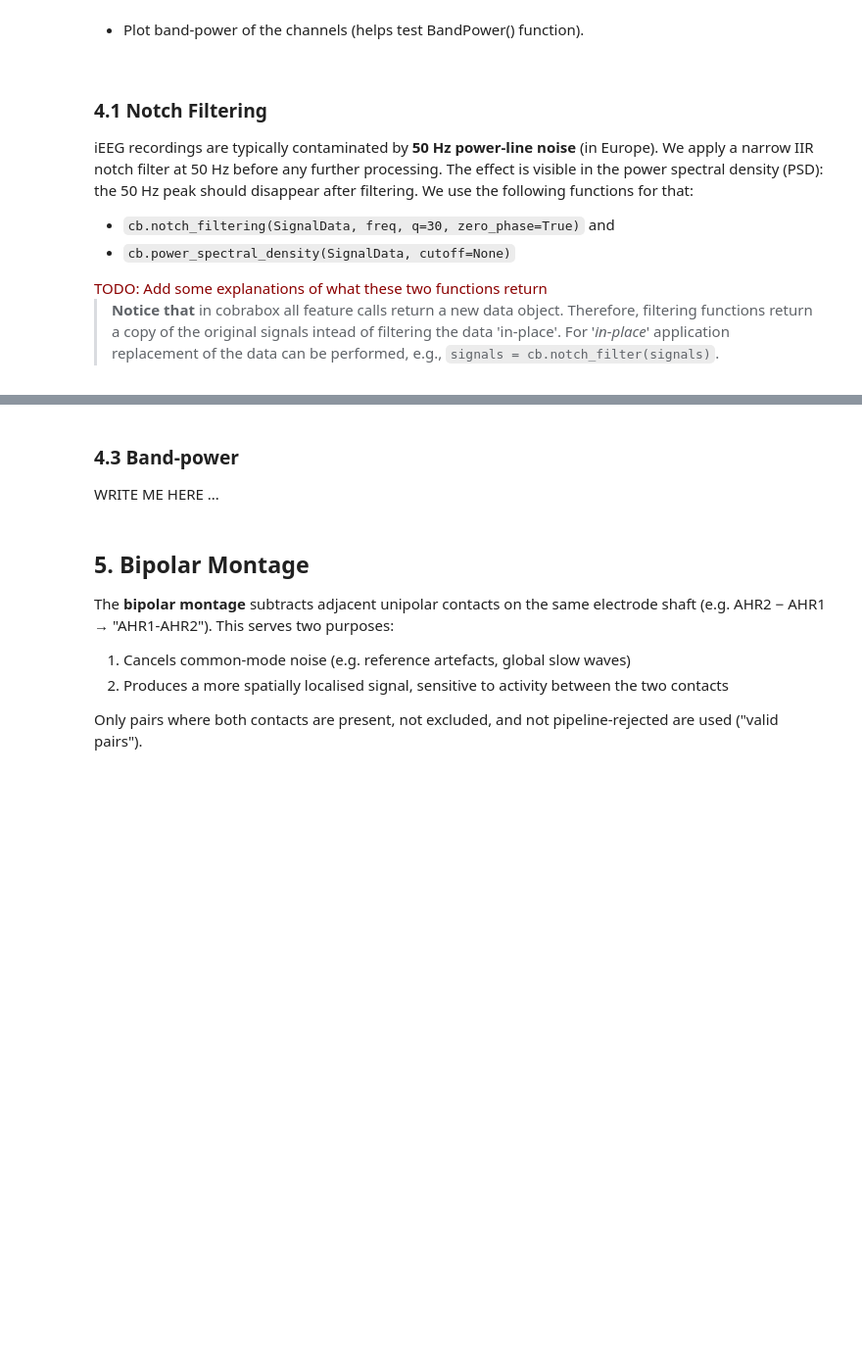
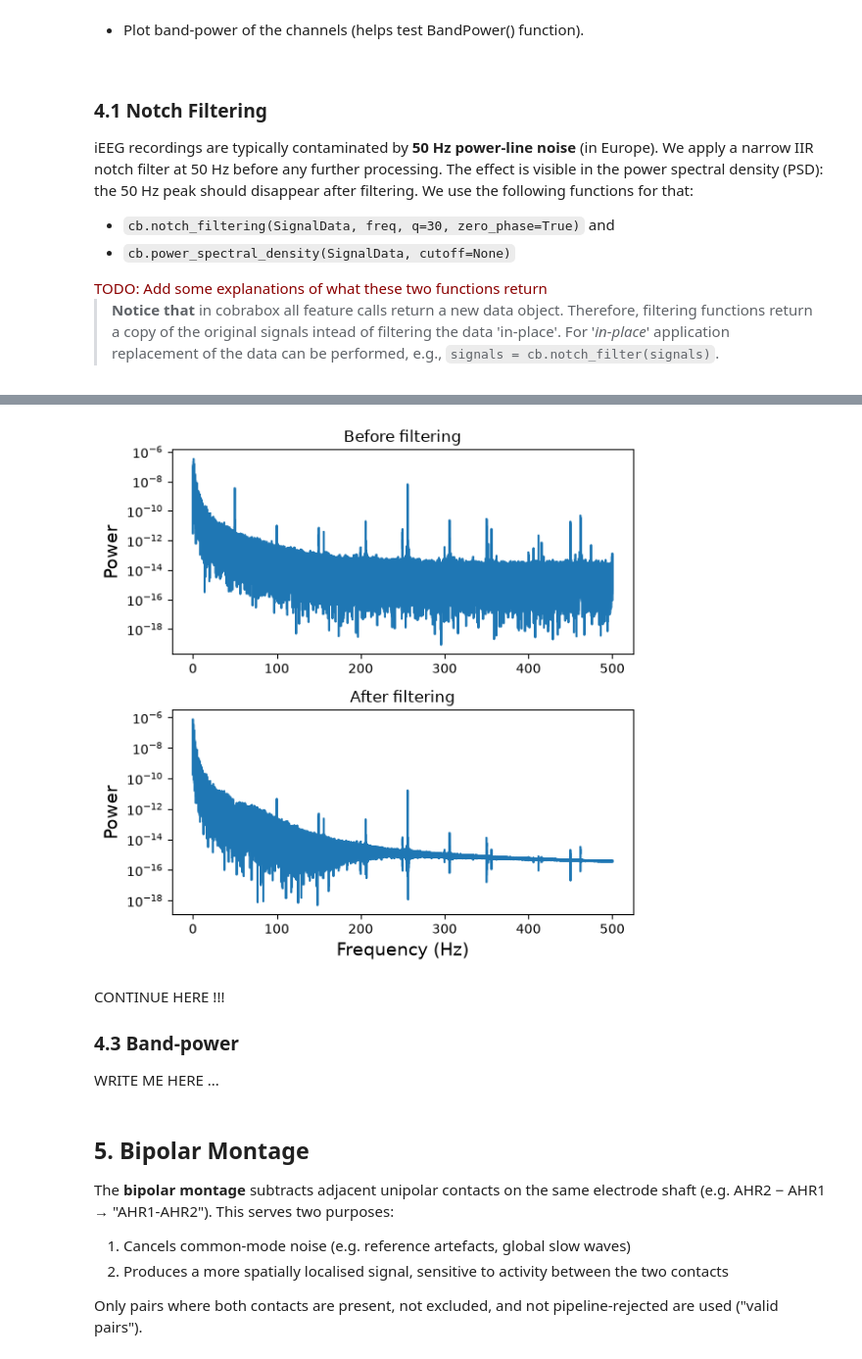
Before and after one commit to cobragroup/cobrabox, a Jupyter notebook: Pipelines/tutorial_data_exploration.ipynb, the cells around one changed output, grey strips where cells are left out. Shown at 98% size. Cells and saved outputs as stored; diff of their text form; code cells hidden in the pictures; blank space fills up the shorter version.

```diff
--- a/Pipelines/tutorial_data_exploration.ipynb
+++ b/Pipelines/tutorial_data_exploration.ipynb
@@ -458,23 +458,27 @@ plt.tight_layout()
 # %%
 ## SHOW THE SPECTROGRAM BEFORE AND AFTER THE FILTERING
 # Compute the psd after the filtering
-psd_filtered = psd_raw = cb.power_spectral_density(signals, cutoff=500)
+psd_filtered = cb.power_spectral_density(signals_filtered, cutoff=500)
 
 
 ## Visualise the results ###################################################################
 ## TODO: arrange this plot vertically: unfiltered top, filtered below
 freqs = psd_raw.xarr['frequency'].values
 
 # We plot only the results for the first channel (idx=0)
-fig, axes = plt.subplots(2, 1, figsize=(10, 3.5), sharey=False)
-for ax, psd, title in zip(axes, [psd_raw.xarr[0], psd_filtered.xarr[0], ["Before filtering", "After filtering"]):
-    ax.semilogy(freqs[mask], psd)
+fig, axes = plt.subplots(2, 1, figsize=(6, 6), sharey=False)
+for ax, psd, title in zip(axes, [psd_raw.xarr[0], psd_filtered.xarr.sel(band='low-pass')[0]], ["Before filtering", "After filtering"]):
+    ax.semilogy(freqs, psd)
     ax.set_ylabel("Power")
     ax.set_title(title)
 
 ax.set_xlabel("Frequency (Hz)")
 plt.tight_layout()
+# %% [output]
+[figure, added]
 # %% [markdown]
+CONTINUE HERE !!!
+
 ### 4.3 Band-power
 
 WRITE ME HERE ...
```
Also changed, not shown: parts of 5 cells of this notebook.
